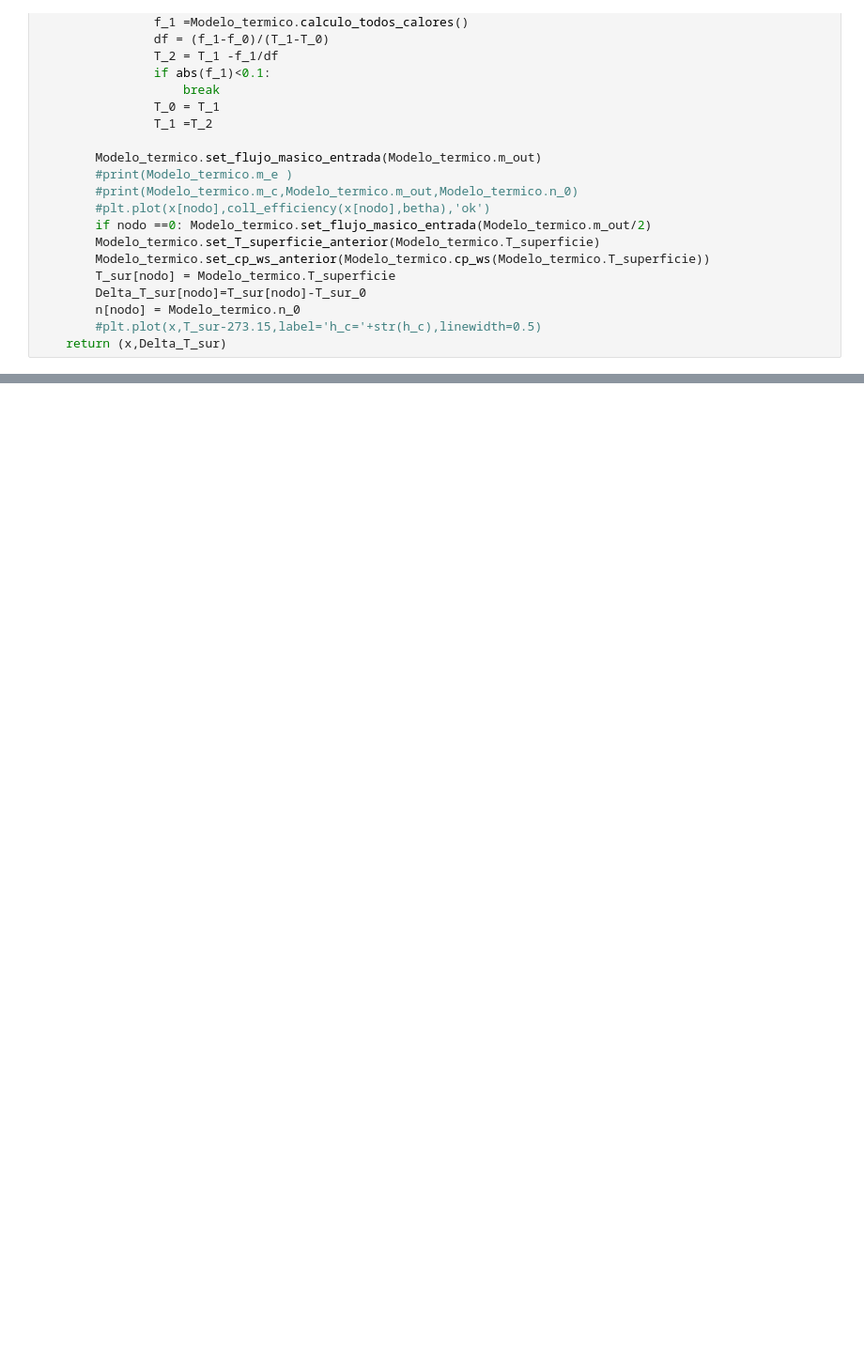
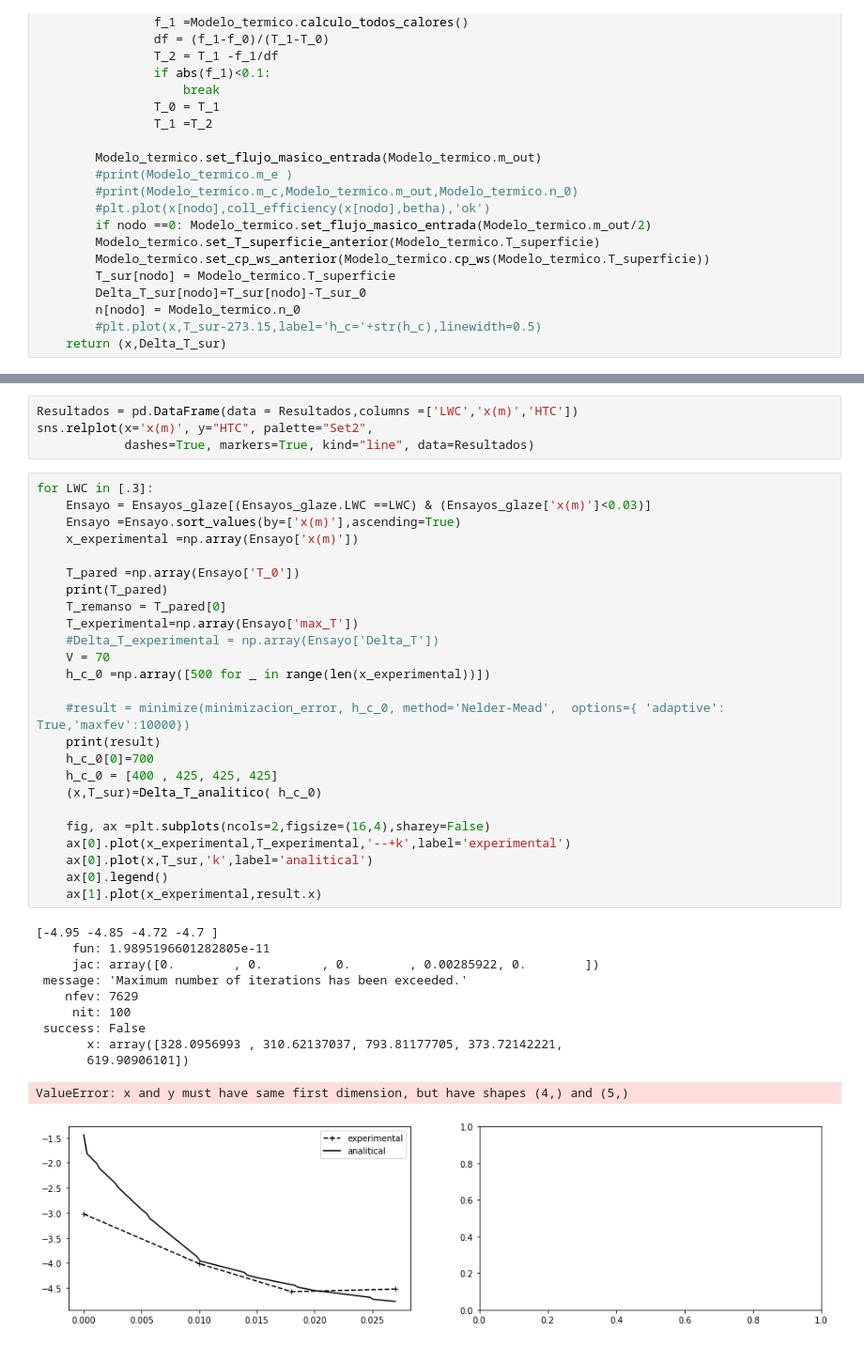
Before and after one commit to MiguelGonzdelVal/Programa_calores, a Jupyter notebook: procesado_calores_gotas_40.ipynb, the cells around one changed output, grey strips where cells are left out. Shown: that part at 94% size. Drawn from its saved outputs; the diff is of its cells as text; blank space fills up the shorter version.

```diff
--- a/procesado_calores_gotas_40.ipynb
+++ b/procesado_calores_gotas_40.ipynb
@@ -2925,0 +2985,41 @@ IndexingError: Unalignable boolean Series provided as indexer (index of the bool
+# %%
+Resultados = pd.DataFrame(data = Resultados,columns =['LWC','x(m)','HTC'])
+sns.relplot(x='x(m)', y="HTC", palette="Set2",
+            dashes=True, markers=True, kind="line", data=Resultados)
+# %%
+for LWC in [.3]:
+    Ensayo = Ensayos_glaze[(Ensayos_glaze.LWC ==LWC) & (Ensayos_glaze['x(m)']<0.03)]
+    Ensayo =Ensayo.sort_values(by=['x(m)'],ascending=True)
+    x_experimental =np.array(Ensayo['x(m)'])
+
+    T_pared =np.array(Ensayo['T_0'])
+    print(T_pared)
+    T_remanso = T_pared[0]
+    T_experimental=np.array(Ensayo['max_T'])
+    #Delta_T_experimental = np.array(Ensayo['Delta_T'])
+    V = 70
+    h_c_0 =np.array([500 for _ in range(len(x_experimental))])
+
+    #result = minimize(minimizacion_error, h_c_0, method='Nelder-Mead',  options={ 'adaptive': True,'maxfev':10000})
+    print(result)
+    h_c_0[0]=700
+    h_c_0 = [400 , 425, 425, 425]
+    (x,T_sur)=Delta_T_analitico( h_c_0)
+
+    fig, ax =plt.subplots(ncols=2,figsize=(16,4),sharey=False)
+    ax[0].plot(x_experimental,T_experimental,'--+k',label='experimental')
+    ax[0].plot(x,T_sur,'k',label='analitical')
+    ax[0].legend()
+    ax[1].plot(x_experimental,result.x)
+# %% [output]
+[-4.95 -4.85 -4.72 -4.7 ]
+     fun: 1.9895196601282805e-11
+     jac: array([0.        , 0.        , 0.        , 0.00285922, 0.        ])
+ message: 'Maximum number of iterations has been exceeded.'
+    nfev: 7629
+     nit: 100
+ success: False
+       x: array([328.0956993 , 310.62137037, 793.81177705, 373.72142221,
+       619.90906101])
+ValueError: x and y must have same first dimension, but have shapes (4,) and (5,)
+[figure, added]
```
Also changed, not shown: parts of 67 cells of this notebook, 2 other files.
